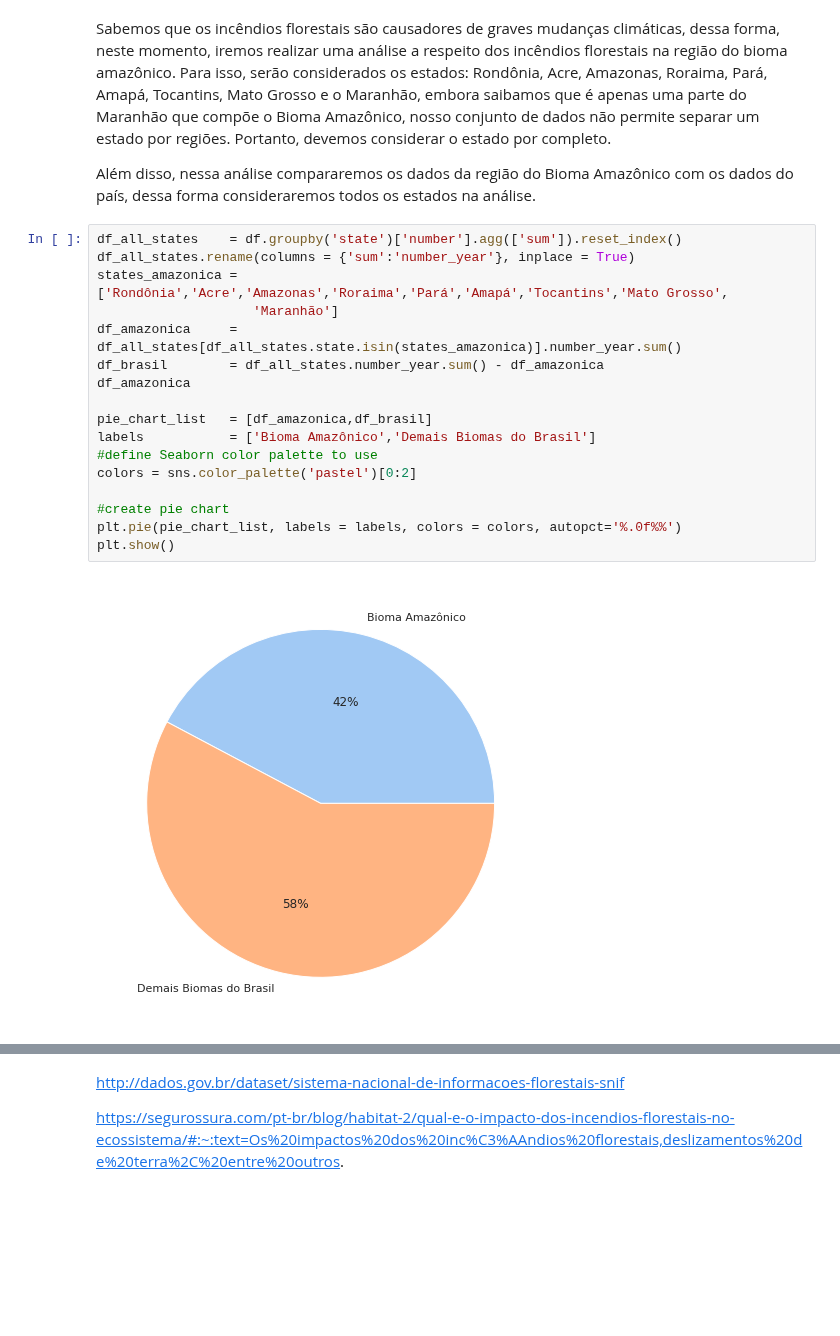
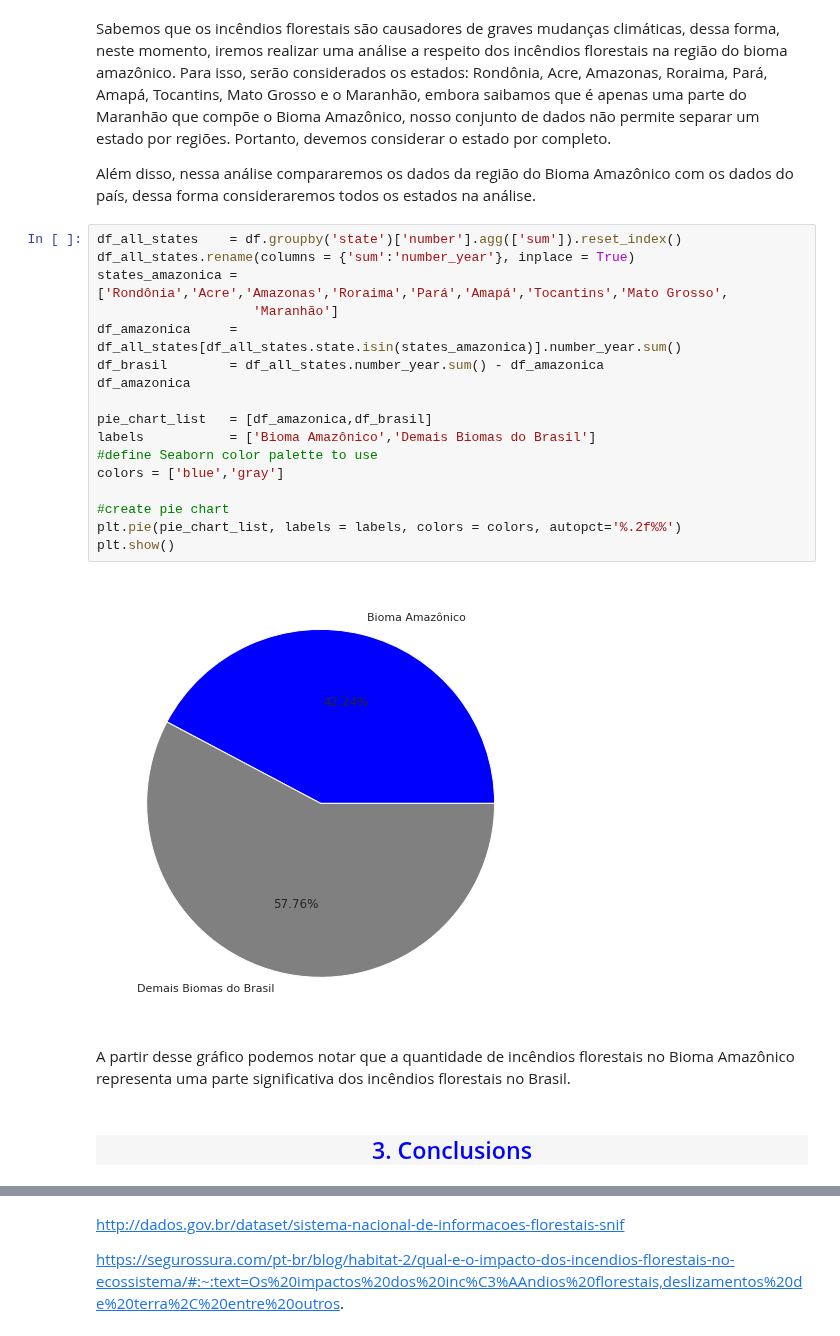
Before and after one commit to anibalfisico/Data-Science, a Jupyter notebook: inc-ndios-no-brasil.ipynb, the cells around one changed output, grey strips where cells are left out. Drawn from its saved outputs; the diff is of its cells as text; blank space fills up the shorter version.

Commit message:
Kaggle Notebook | Incêndios Florestais no Brasil | Version 8

```diff
--- a/inc-ndios-no-brasil.ipynb
+++ b/inc-ndios-no-brasil.ipynb
@@ -444,20 +450,25 @@ Além disso, nessa análise compararemos os dados da região do Bioma Amazônico
 # %%
 df_all_states    = df.groupby('state')['number'].agg(['sum']).reset_index()
 df_all_states.rename(columns = {'sum':'number_year'}, inplace = True)
 states_amazonica = ['Rondônia','Acre','Amazonas','Roraima','Pará','Amapá','Tocantins','Mato Grosso',
                     'Maranhão']
 df_amazonica     = df_all_states[df_all_states.state.isin(states_amazonica)].number_year.sum()
 df_brasil        = df_all_states.number_year.sum() - df_amazonica
 df_amazonica
 
 pie_chart_list   = [df_amazonica,df_brasil]
 labels           = ['Bioma Amazônico','Demais Biomas do Brasil']
 #define Seaborn color palette to use
-colors = sns.color_palette('pastel')[0:2]
+colors = ['blue','gray']
 
 #create pie chart
-plt.pie(pie_chart_list, labels = labels, colors = colors, autopct='%.0f%%')
+plt.pie(pie_chart_list, labels = labels, colors = colors, autopct='%.2f%%')
 plt.show()
 # %% [output]
-[figure, old version]
+[figure, new version]
+# %% [markdown]
+A partir desse gráfico podemos notar que a quantidade de incêndios florestais no Bioma Amazônico representa uma parte significativa dos incêndios florestais no Brasil.
+# %% [markdown]
+<a id = '3'></a>
+<h2 style = "font-family:garamond; font-size:50px; background-color: #f6f6f6; color : blue; border-radius: 100px 100px; text-align:center"> 3. Conclusions</h2>
 # %% [markdown]
```
Also changed, not shown: parts of 2 cells of this notebook.
